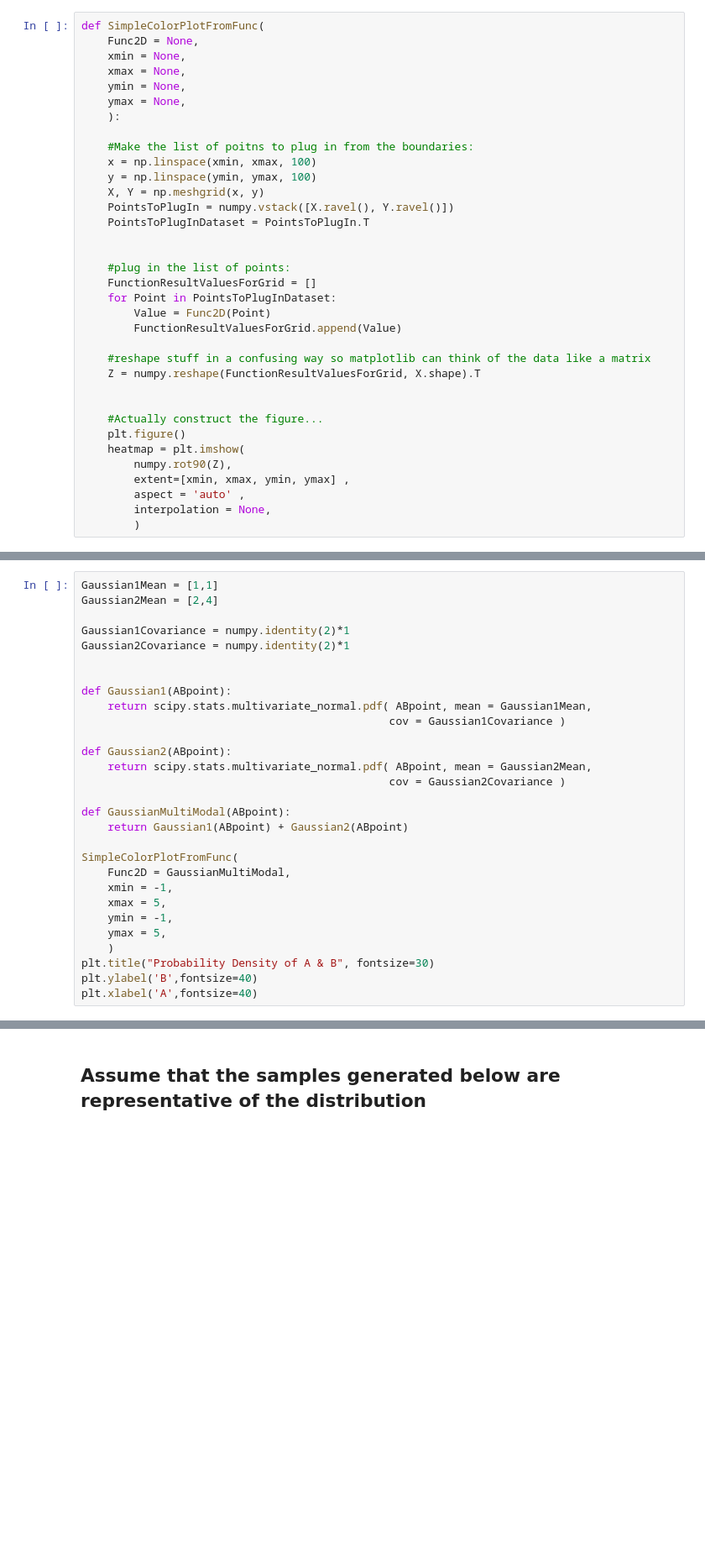
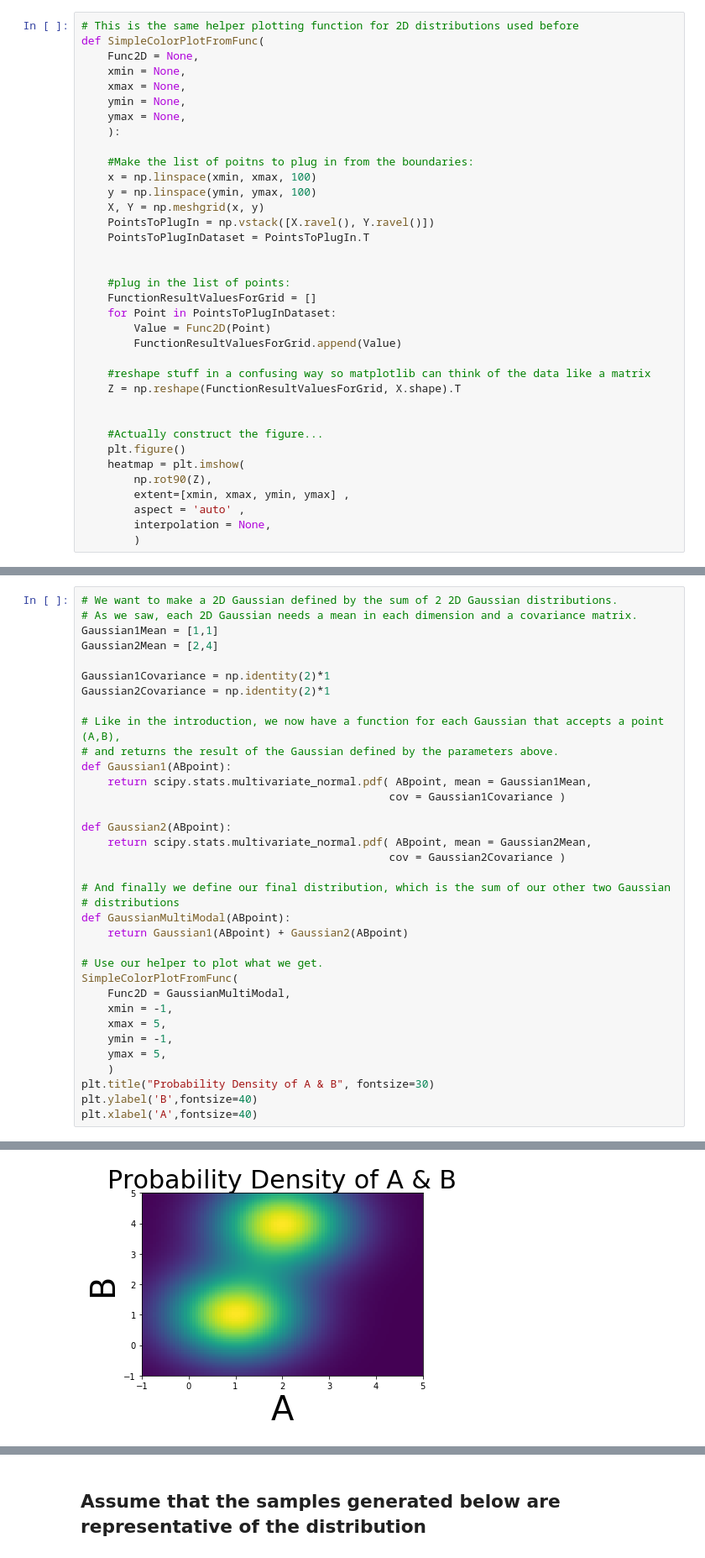
Before and after one commit to uofscphysics/STEM_Python_Course, a Jupyter notebook: 02_Week2/00_Probability_Theory/00_B_probability_theory_exercise.ipynb, the cells around one changed output, grey strips where cells are left out. Shown at 84% size. Cells and saved outputs as stored; diff of their text form; blank space fills up the shorter version.

```diff
--- a/02_Week2/00_Probability_Theory/00_B_probability_theory_exercise.ipynb
+++ b/02_Week2/00_Probability_Theory/00_B_probability_theory_exercise.ipynb
@@ -9,4 +9,5 @@ import matplotlib.pyplot as plt
 # %%
+# This is the same helper plotting function for 2D distributions used before
 def SimpleColorPlotFromFunc(
     Func2D = None,
     xmin = None,
@@ -19,7 +20,7 @@ def SimpleColorPlotFromFunc(
     x = np.linspace(xmin, xmax, 100)
     y = np.linspace(ymin, ymax, 100)
     X, Y = np.meshgrid(x, y)
-    PointsToPlugIn = numpy.vstack([X.ravel(), Y.ravel()])
+    PointsToPlugIn = np.vstack([X.ravel(), Y.ravel()])
     PointsToPlugInDataset = PointsToPlugIn.T
 
 
@@ -30,13 +31,13 @@ def SimpleColorPlotFromFunc(
         FunctionResultValuesForGrid.append(Value)
 
     #reshape stuff in a confusing way so matplotlib can think of the data like a matrix
-    Z = numpy.reshape(FunctionResultValuesForGrid, X.shape).T
+    Z = np.reshape(FunctionResultValuesForGrid, X.shape).T
 
 
     #Actually construct the figure...
     plt.figure()
     heatmap = plt.imshow(
-        numpy.rot90(Z),
+        np.rot90(Z),
         extent=[xmin, xmax, ymin, ymax] ,
         aspect = 'auto' ,
         interpolation = None,
@@ -44,11 +48,14 @@ def SimpleColorPlotFromFunc(
 # %%
+# We want to make a 2D Gaussian defined by the sum of 2 2D Gaussian distributions.
+# As we saw, each 2D Gaussian needs a mean in each dimension and a covariance matrix.
 Gaussian1Mean = [1,1]
 Gaussian2Mean = [2,4]
 
-Gaussian1Covariance = numpy.identity(2)*1
-Gaussian2Covariance = numpy.identity(2)*1
+Gaussian1Covariance = np.identity(2)*1
+Gaussian2Covariance = np.identity(2)*1
 
-
+# Like in the introduction, we now have a function for each Gaussian that accepts a point (A,B),
+# and returns the result of the Gaussian defined by the parameters above.
 def Gaussian1(ABpoint):
     return scipy.stats.multivariate_normal.pdf( ABpoint, mean = Gaussian1Mean,
                                                cov = Gaussian1Covariance )
@@ -57,9 +64,12 @@ def Gaussian2(ABpoint):
     return scipy.stats.multivariate_normal.pdf( ABpoint, mean = Gaussian2Mean,
                                                cov = Gaussian2Covariance )
 
+# And finally we define our final distribution, which is the sum of our other two Gaussian
+# distributions
 def GaussianMultiModal(ABpoint):
     return Gaussian1(ABpoint) + Gaussian2(ABpoint)
 
+# Use our helper to plot what we get.
 SimpleColorPlotFromFunc(
     Func2D = GaussianMultiModal,
     xmin = -1,
@@ -70,3 +80,4 @@ SimpleColorPlotFromFunc(
 plt.title("Probability Density of A & B", fontsize=30)
 plt.ylabel('B',fontsize=40)
 plt.xlabel('A',fontsize=40)
+# %% [output]
@@ -72,0 +85 @@ plt.xlabel('A',fontsize=40)
+[figure, added]
```
Also changed, not shown: parts of 7 cells of this notebook, 17 other files.
